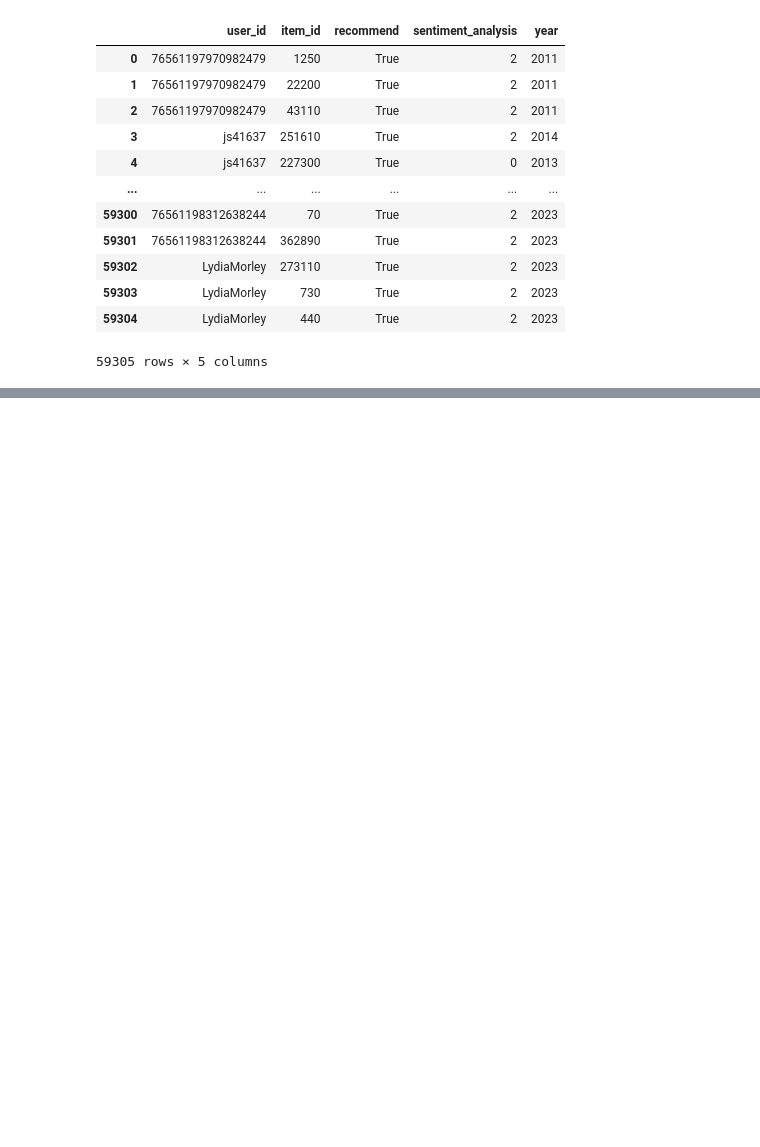
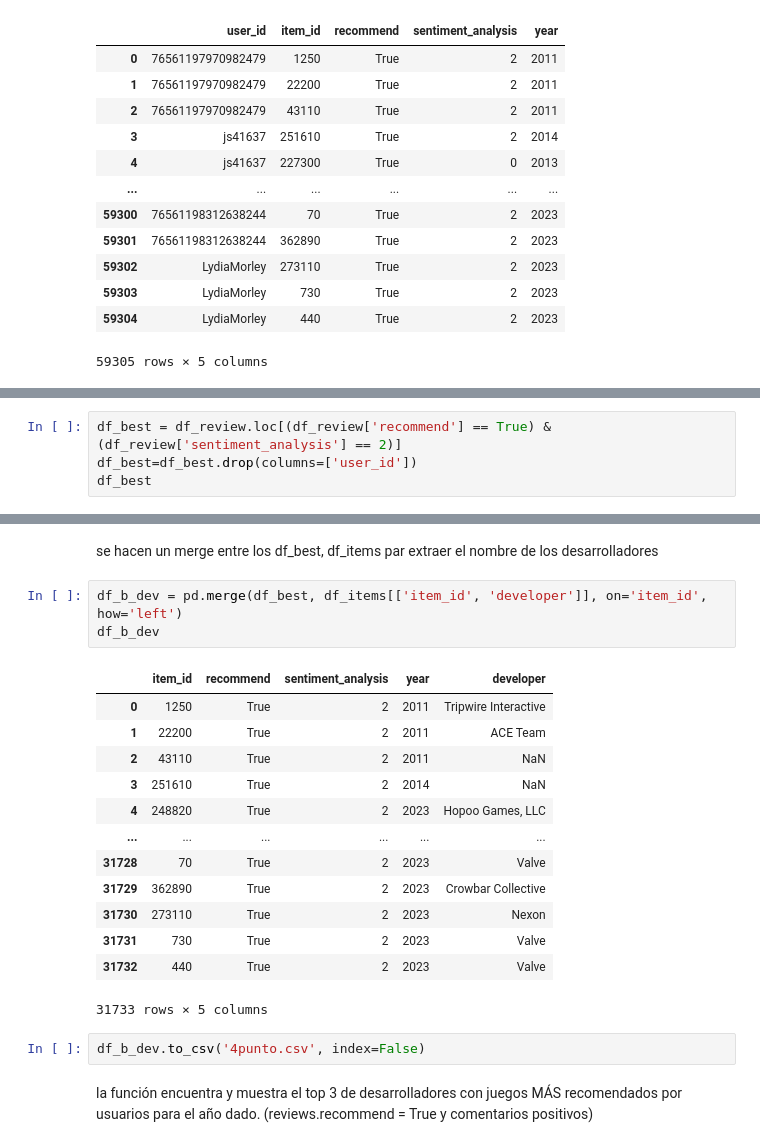
Before and after one commit to dariojacome/PMLOPSC19, a Jupyter notebook: apis.ipynb, the cells around one changed output, grey strips where cells are left out. Saved outputs shown, nothing was run; the diff lists cells and outputs as text; blank space fills up the shorter version.

```diff
--- a/apis.ipynb
+++ b/apis.ipynb
@@ -603,0 +459,4 @@ Análisis de sentimiento para el año 2011: Negative: 95, Neutral: 70, Positive:
+# %%
+df_best = df_review.loc[(df_review['recommend'] == True) & (df_review['sentiment_analysis'] == 2)]
+df_best=df_best.drop(columns=['user_id'])
+df_best
@@ -603,0 +493,23 @@ Análisis de sentimiento para el año 2011: Negative: 95, Neutral: 70, Positive:
+# %% [markdown]
+se hacen un merge entre los df_best, df_items par extraer el nombre de los desarrolladores
+# %%
+df_b_dev = pd.merge(df_best, df_items[['item_id', 'developer']], on='item_id', how='left')
+df_b_dev
+# %% [output]
+|  | item_id | recommend | sentiment_analysis | year | developer |
+| 0 | 1250 | True | 2 | 2011 | Tripwire Interactive |
+| 1 | 22200 | True | 2 | 2011 | ACE Team |
+| 2 | 43110 | True | 2 | 2011 | NaN |
+| 3 | 251610 | True | 2 | 2014 | NaN |
+| 4 | 248820 | True | 2 | 2023 | Hopoo Games, LLC |
+| ... | ... | ... | ... | ... | ... |
+| 31728 | 70 | True | 2 | 2023 | Valve |
+| 31729 | 362890 | True | 2 | 2023 | Crowbar Collective |
+| 31730 | 273110 | True | 2 | 2023 | Nexon |
+| 31731 | 730 | True | 2 | 2023 | Valve |
+| 31732 | 440 | True | 2 | 2023 | Valve |
+31733 rows × 5 columns
+# %%
+df_b_dev.to_csv('4punto.csv', index=False)
+# %% [markdown]
+la función encuentra y muestra el top 3 de desarrolladores con juegos MÁS recomendados por usuarios para el año dado. (reviews.recommend = True y comentarios positivos)
```
Also changed, not shown: parts of 28 cells of this notebook, 2 other files.
